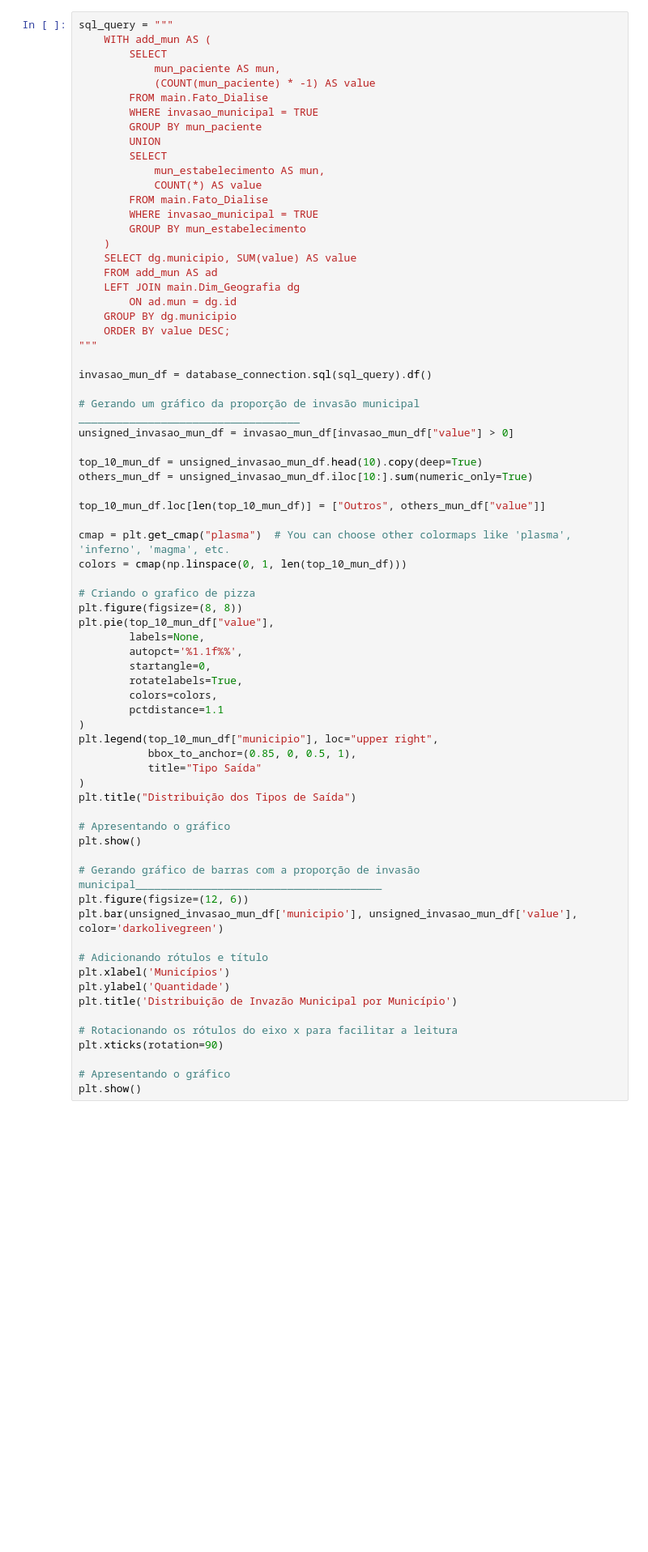
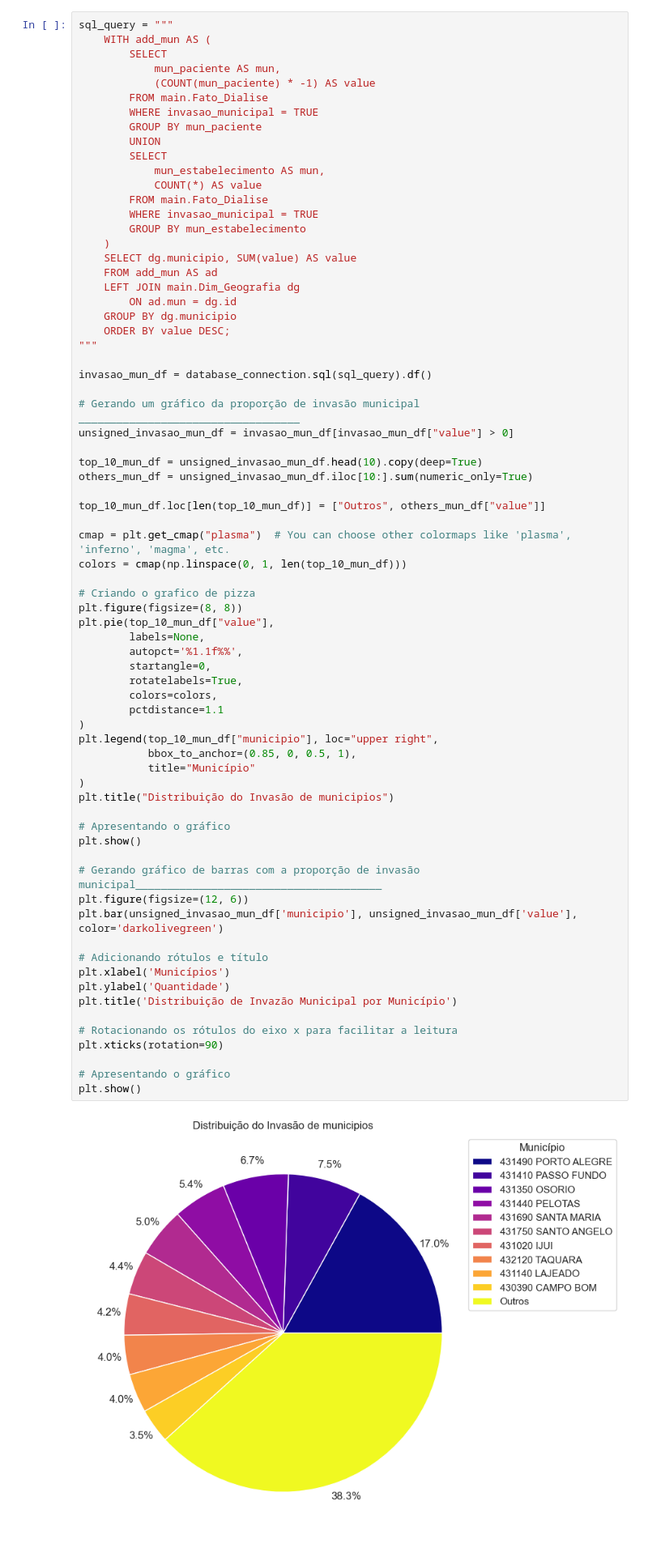
Before and after one commit to JuanFricke/SusCube, a Jupyter notebook: ducksql/relatorio_exemplo.ipynb, the cells around one changed output. Shown: that part at 81% size. Cells and saved outputs as stored; diff of their text form; blank space fills up the shorter version.

Commit message:
Plot legend fix

```diff
--- a/ducksql/relatorio_exemplo.ipynb
+++ b/ducksql/relatorio_exemplo.ipynb
@@ -122,32 +132,34 @@ colors = cmap(np.linspace(0, 1, len(top_10_mun_df)))
 plt.figure(figsize=(8, 8))
 plt.pie(top_10_mun_df["value"],
         labels=None,
         autopct='%1.1f%%',
         startangle=0,
         rotatelabels=True,
         colors=colors,
         pctdistance=1.1
 )
 plt.legend(top_10_mun_df["municipio"], loc="upper right",
            bbox_to_anchor=(0.85, 0, 0.5, 1),
-           title="Tipo Saída"
+           title="Município"
 )
-plt.title("Distribuição dos Tipos de Saída")
+plt.title("Distribuição do Invasão de municipios")
 
 # Apresentando o gráfico
 plt.show()
 
 # Gerando gráfico de barras com a proporção de invasão municipal_______________________________________
 plt.figure(figsize=(12, 6))
 plt.bar(unsigned_invasao_mun_df['municipio'], unsigned_invasao_mun_df['value'], color='darkolivegreen')
 
 # Adicionando rótulos e título
 plt.xlabel('Municípios')
 plt.ylabel('Quantidade')
 plt.title('Distribuição de Invazão Municipal por Município')
 
 # Rotacionando os rótulos do eixo x para facilitar a leitura
 plt.xticks(rotation=90)
 
 # Apresentando o gráfico
 plt.show()
+# %% [output]
+[figure, added]
```
Also changed, not shown: parts of 3 cells of this notebook.
